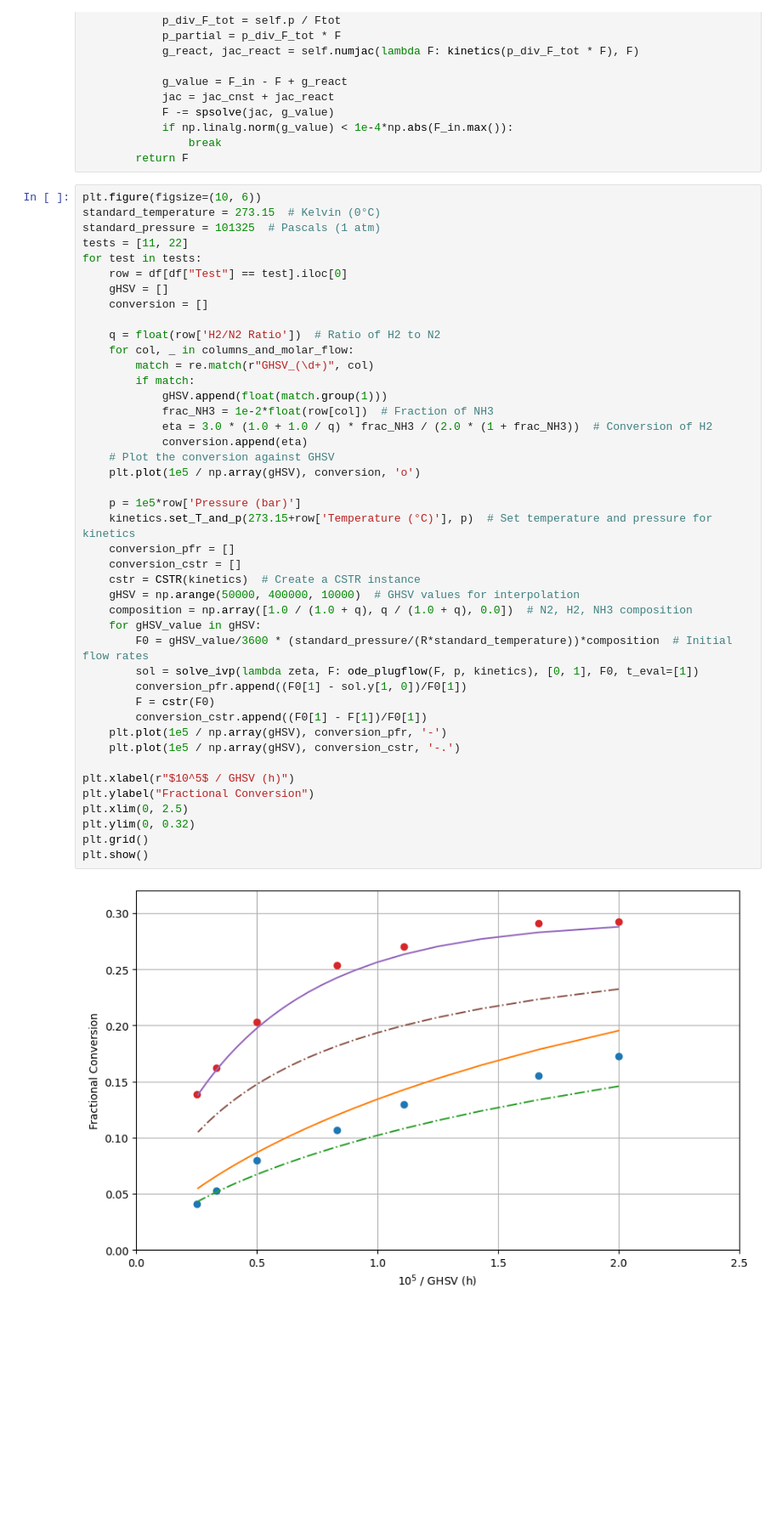
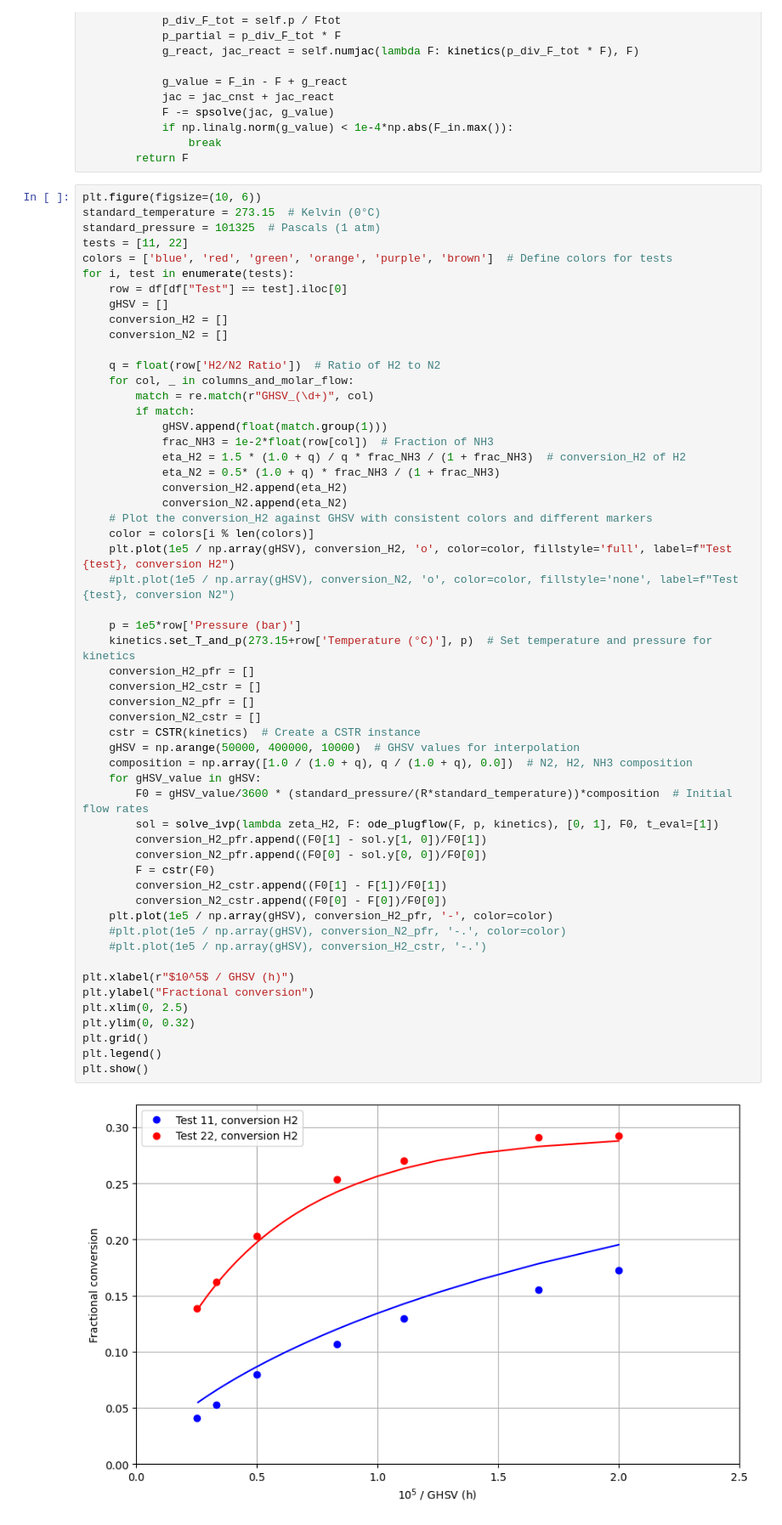
Before and after one commit to computational-chemical-engineering/ammonia_synthesis_reactor, a Jupyter notebook: ammonia_kinetics_check.ipynb, the cells around one changed output. Shown: that part at 85% size. Drawn from its saved outputs; the diff is of its cells as text; blank space fills up the shorter version.

```diff
--- a/ammonia_kinetics_check.ipynb
+++ b/ammonia_kinetics_check.ipynb
@@ -111,45 +111,57 @@ class CSTR:
 # %%
 plt.figure(figsize=(10, 6))
 standard_temperature = 273.15  # Kelvin (0°C)
 standard_pressure = 101325  # Pascals (1 atm)
 tests = [11, 22]
-for test in tests:
+colors = ['blue', 'red', 'green', 'orange', 'purple', 'brown']  # Define colors for tests
+for i, test in enumerate(tests):
     row = df[df["Test"] == test].iloc[0]
     gHSV = []
-    conversion = []
+    conversion_H2 = []
+    conversion_N2 = []
 
     q = float(row['H2/N2 Ratio'])  # Ratio of H2 to N2
     for col, _ in columns_and_molar_flow:
         match = re.match(r"GHSV_(\d+)", col)
         if match:
             gHSV.append(float(match.group(1)))
             frac_NH3 = 1e-2*float(row[col])  # Fraction of NH3
-            eta = 3.0 * (1.0 + 1.0 / q) * frac_NH3 / (2.0 * (1 + frac_NH3))  # Conversion of H2
-            conversion.append(eta)
-    # Plot the conversion against GHSV
-    plt.plot(1e5 / np.array(gHSV), conversion, 'o')
+            eta_H2 = 1.5 * (1.0 + q) / q * frac_NH3 / (1 + frac_NH3)  # conversion_H2 of H2
+            eta_N2 = 0.5* (1.0 + q) * frac_NH3 / (1 + frac_NH3)
+            conversion_H2.append(eta_H2)
+            conversion_N2.append(eta_N2)
+    # Plot the conversion_H2 against GHSV with consistent colors and different markers
+    color = colors[i % len(colors)]
+    plt.plot(1e5 / np.array(gHSV), conversion_H2, 'o', color=color, fillstyle='full', label=f"Test {test}, conversion H2")
+    #plt.plot(1e5 / np.array(gHSV), conversion_N2, 'o', color=color, fillstyle='none', label=f"Test {test}, conversion N2")
 
     p = 1e5*row['Pressure (bar)']
     kinetics.set_T_and_p(273.15+row['Temperature (°C)'], p)  # Set temperature and pressure for kinetics
-    conversion_pfr = []
-    conversion_cstr = []
+    conversion_H2_pfr = []
+    conversion_H2_cstr = []
+    conversion_N2_pfr = []
+    conversion_N2_cstr = []
     cstr = CSTR(kinetics)  # Create a CSTR instance
     gHSV = np.arange(50000, 400000, 10000)  # GHSV values for interpolation
     composition = np.array([1.0 / (1.0 + q), q / (1.0 + q), 0.0])  # N2, H2, NH3 composition
     for gHSV_value in gHSV:
         F0 = gHSV_value/3600 * (standard_pressure/(R*standard_temperature))*composition  # Initial flow rates
-        sol = solve_ivp(lambda zeta, F: ode_plugflow(F, p, kinetics), [0, 1], F0, t_eval=[1])
-        conversion_pfr.append((F0[1] - sol.y[1, 0])/F0[1])
+        sol = solve_ivp(lambda zeta_H2, F: ode_plugflow(F, p, kinetics), [0, 1], F0, t_eval=[1])
+        conversion_H2_pfr.append((F0[1] - sol.y[1, 0])/F0[1])
+        conversion_N2_pfr.append((F0[0] - sol.y[0, 0])/F0[0])
         F = cstr(F0)
-        conversion_cstr.append((F0[1] - F[1])/F0[1])
-    plt.plot(1e5 / np.array(gHSV), conversion_pfr, '-')
-    plt.plot(1e5 / np.array(gHSV), conversion_cstr, '-.')
+        conversion_H2_cstr.append((F0[1] - F[1])/F0[1])
+        conversion_N2_cstr.append((F0[0] - F[0])/F0[0])
+    plt.plot(1e5 / np.array(gHSV), conversion_H2_pfr, '-', color=color)
+    #plt.plot(1e5 / np.array(gHSV), conversion_N2_pfr, '-.', color=color)
+    #plt.plot(1e5 / np.array(gHSV), conversion_H2_cstr, '-.')
 
 plt.xlabel(r"$10^5$ / GHSV (h)")
-plt.ylabel("Fractional Conversion")
+plt.ylabel("Fractional conversion")
 plt.xlim(0, 2.5)
 plt.ylim(0, 0.32)
 plt.grid()
+plt.legend()
 plt.show()
 # %% [output]
-[figure, old version]
+[figure, new version]
```
Also changed, not shown: parts of 2 cells of this notebook.
